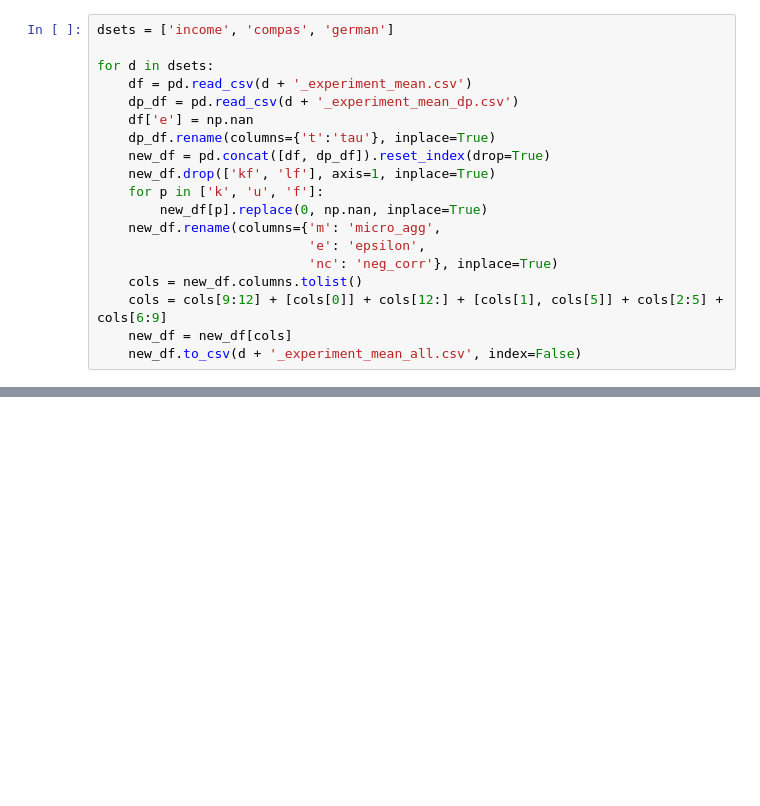
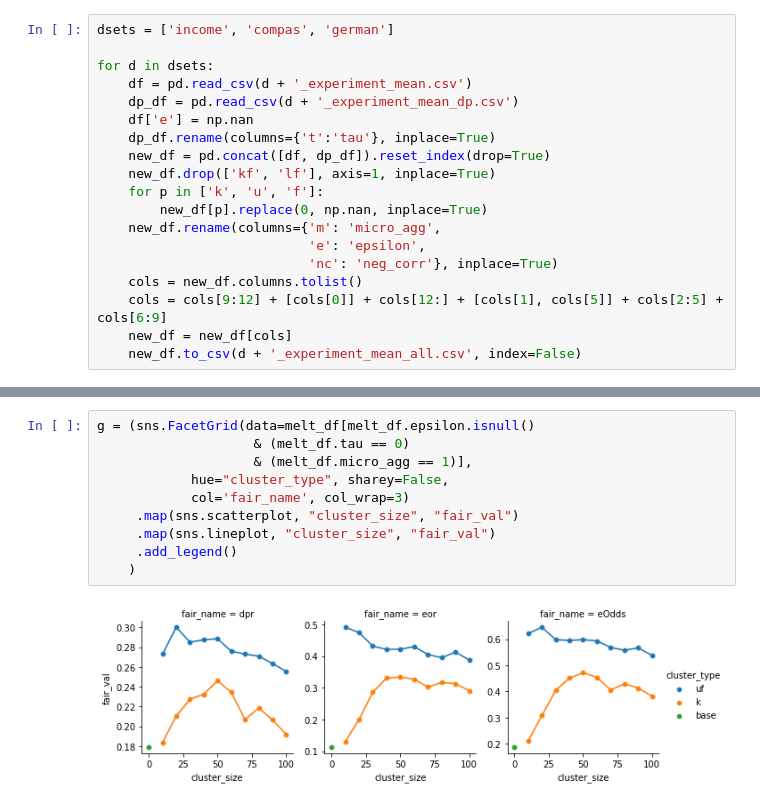
Before and after one commit to vladoxNCL/fairMDAVplus, a Jupyter notebook: Datasets/data_merge.ipynb, the cells around one changed output, grey strips where cells are left out. Drawn from its saved outputs; the diff is of its cells as text; blank space fills up the shorter version.

```diff
--- a/Datasets/data_merge.ipynb
+++ b/Datasets/data_merge.ipynb
@@ -37,0 +115,12 @@ for d in dsets:
+# %%
+g = (sns.FacetGrid(data=melt_df[melt_df.epsilon.isnull()
+                    & (melt_df.tau == 0)
+                    & (melt_df.micro_agg == 1)],
+            hue="cluster_type", sharey=False,
+            col='fair_name', col_wrap=3)
+     .map(sns.scatterplot, "cluster_size", "fair_val")
+     .map(sns.lineplot, "cluster_size", "fair_val")
+     .add_legend()
+    )
+# %% [output]
+[figure, added]
```
Also changed, not shown: parts of 20 cells of this notebook, 3 other files.
